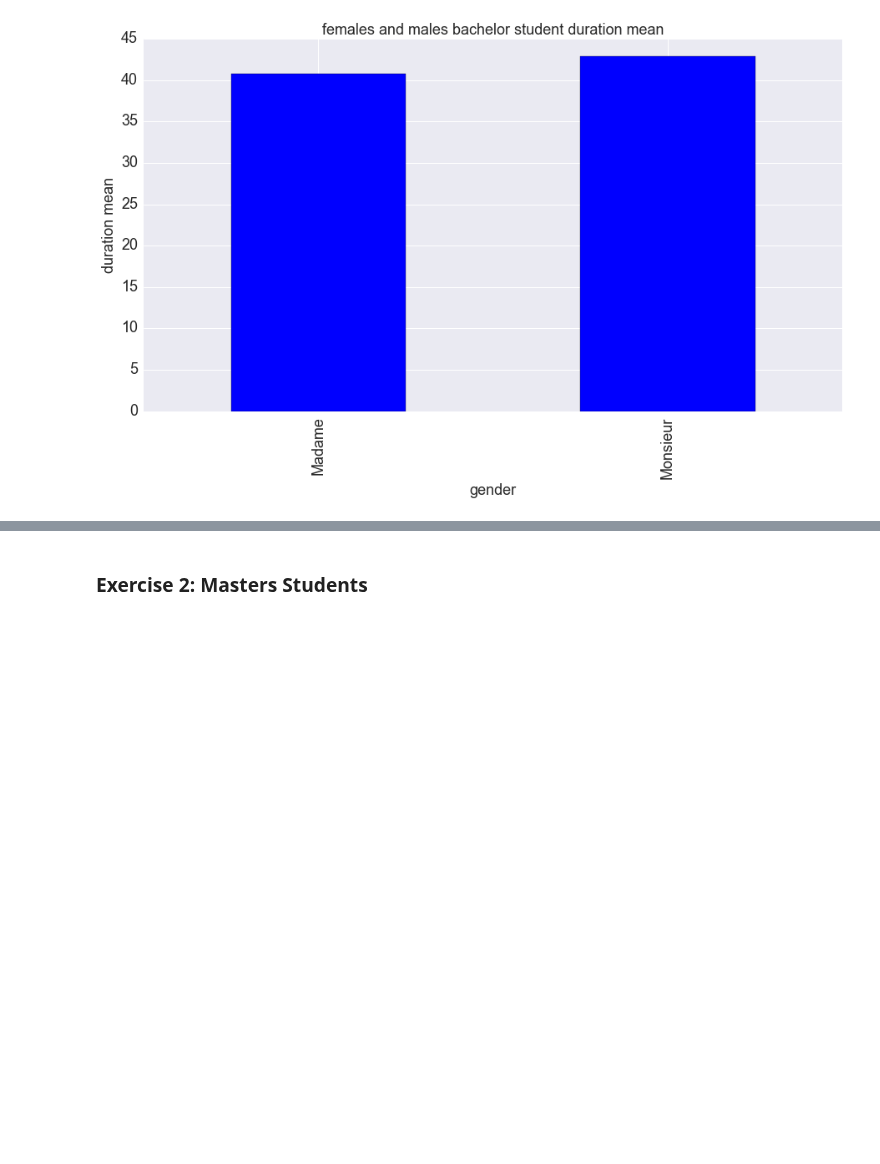
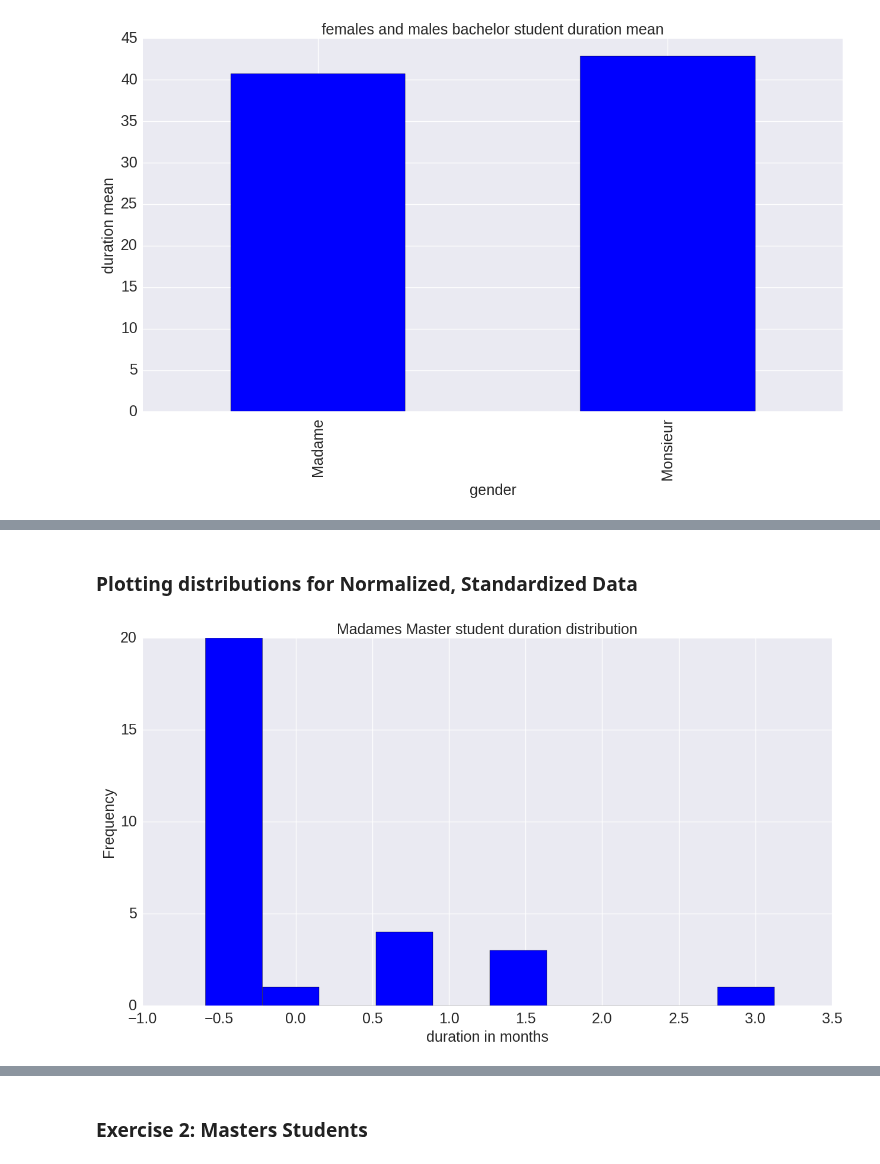
Before and after one commit to meryemmhamdi1/Gokcen_Meryem_Riyadh_ADA, a Jupyter notebook: 02 - Data from the Web/HW2.ipynb, the cells around one changed output, grey strips where cells are left out. Saved outputs shown, nothing was run; the diff lists cells and outputs as text; code cells hidden in the pictures; blank space fills up the shorter version.

```diff
--- a/02 - Data from the Web/HW2.ipynb
+++ b/02 - Data from the Web/HW2.ipynb
@@ -246,0 +243,19 @@ Ttest_indResult(statistic=-1.174373961635091, pvalue=0.2409527870885366)
+# %%
+def normalize_standardize(distribution):
+    distribution_norm = (distribution - distribution.mean()) / (distribution.max() - distribution.min())
+    distribution_norm_stand = (distribution_norm - distribution_norm.mean()) / distribution_norm.std()
+    return distribution_norm_stand
+
+madames_norm_stand = normalize_standardize(madames_durations)
+monsieur_norm_stand = normalize_standardize(monsieur_durations)
+# %% [markdown]
+### Plotting distributions for Normalized, Standardized Data
+# %%
+madames_norm_stand.hist(figsize=(15,8), color = 'blue')
+plt.title('Madames Master student duration distribution', fontsize=18)
+plt.xlabel('duration in months', fontsize=18)
+plt.ylabel('Frequency', fontsize=18)
+plt.tick_params(axis='x', labelsize=18)
+plt.tick_params(axis='y', labelsize=18)
+# %% [output]
+[figure, added]
```
Also changed, not shown: parts of 28 cells of this notebook, 2 other files.
